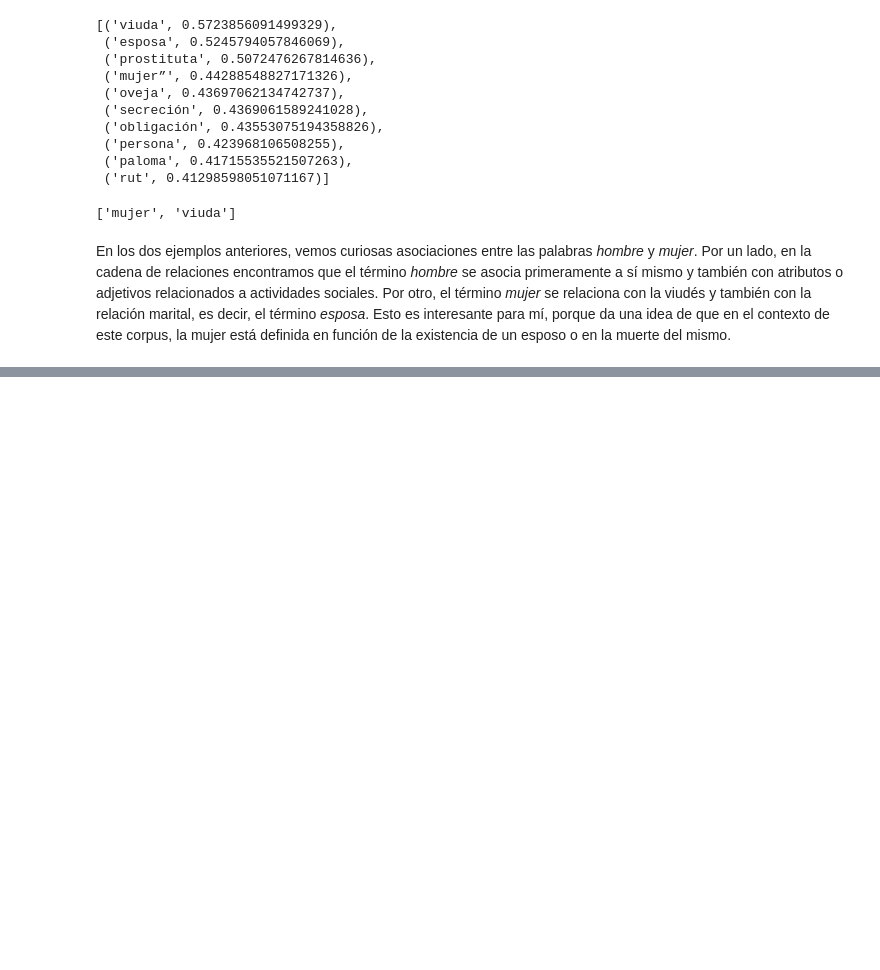
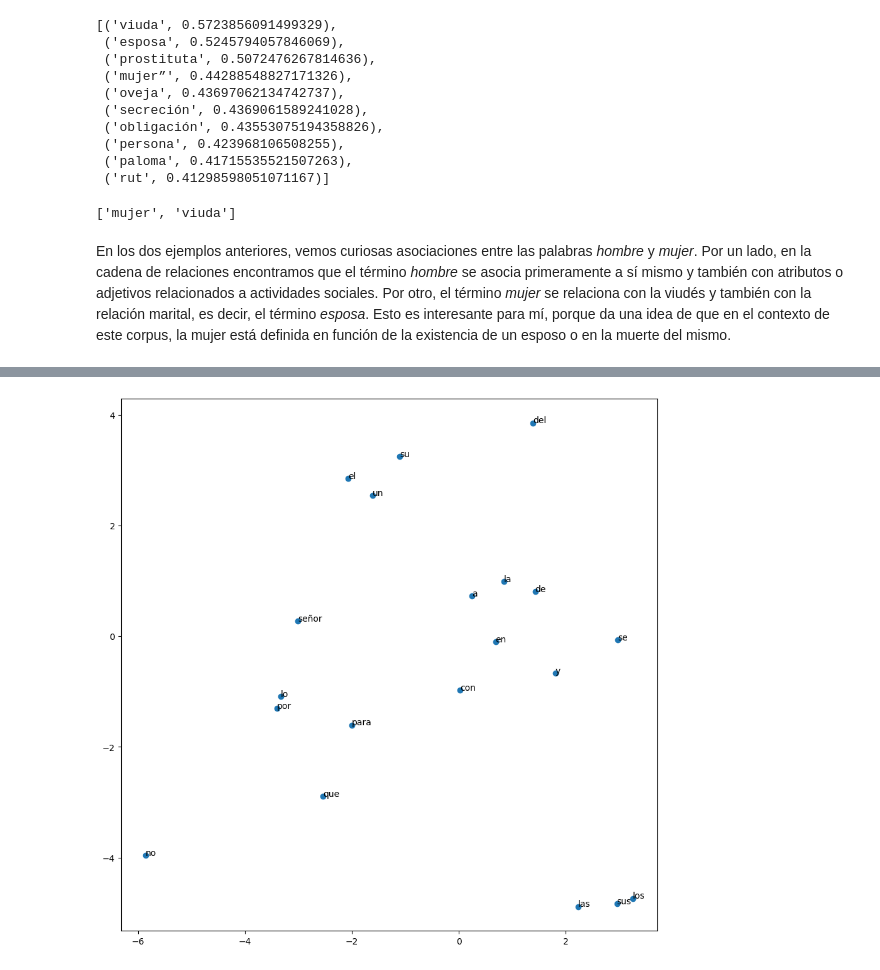
Before and after one commit to lucasescucha/Desafios-PLN, a Jupyter notebook: Segundo desafío/Desafio_2.ipynb, the cells around one changed output, grey strips where cells are left out. Cells and saved outputs as stored; diff of their text form; code cells hidden in the pictures; blank space fills up the shorter version.

```diff
--- a/Segundo desafío/Desafio_2.ipynb
+++ b/Segundo desafío/Desafio_2.ipynb
@@ -668,2 +670,7 @@ fig.show()
 # %%
 _2d_pca_vecs, _2d_pca_labels = reduce_dimensions(best_w2v_model, algorithm='pca')
+# %%
+MAX_WORDS = 20
+plot2dData(_2d_pca_vecs, _2d_pca_labels, MAX_WORDS)
+# %% [output]
+[figure, added]
```
Also changed, not shown: parts of 10 cells of this notebook.
